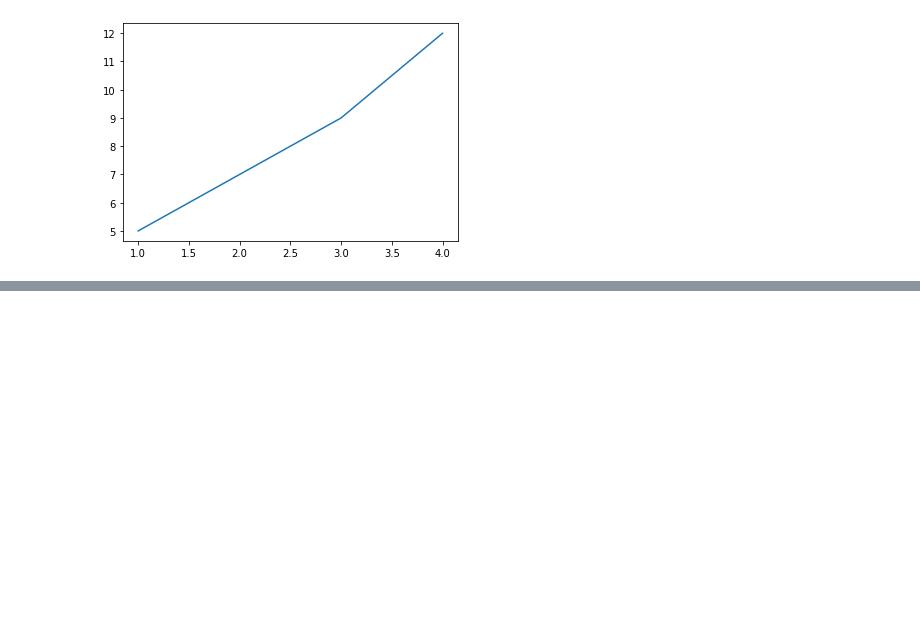
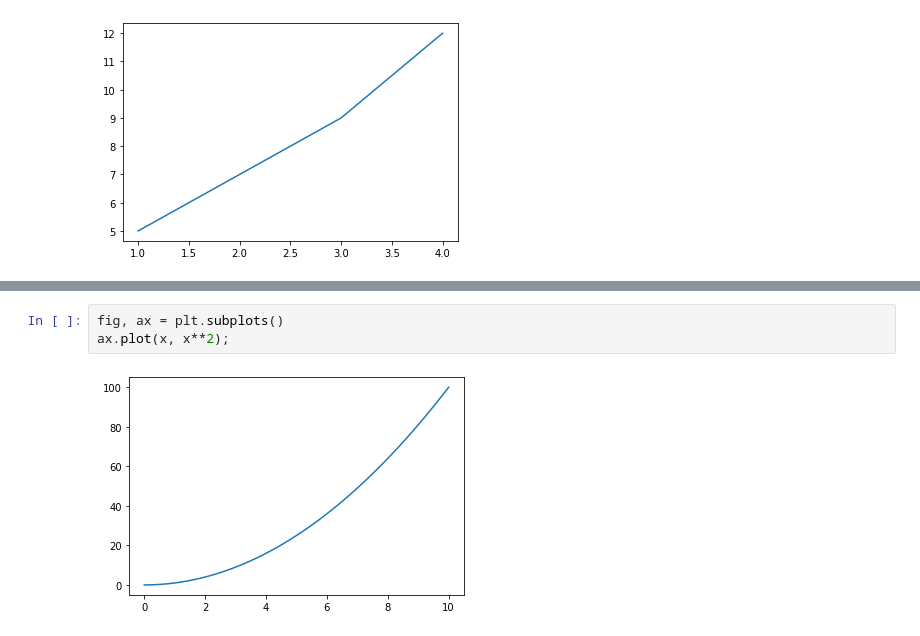
Before and after one commit to necromancer143/project, a Jupyter notebook: Pratyush/Untitled0.ipynb, the cells around one changed output, grey strips where cells are left out. Drawn from its saved outputs; the diff is of its cells as text; blank space fills up the shorter version.

```diff
--- a/Pratyush/Untitled0.ipynb
+++ b/Pratyush/Untitled0.ipynb
@@ -451,0 +478,5 @@ ax.set(title = "Simple Plot",
+# %%
+fig, ax = plt.subplots()
+ax.plot(x, x**2);
+# %% [output]
+[figure, added]
```
Also changed, not shown: parts of 6 cells of this notebook.
